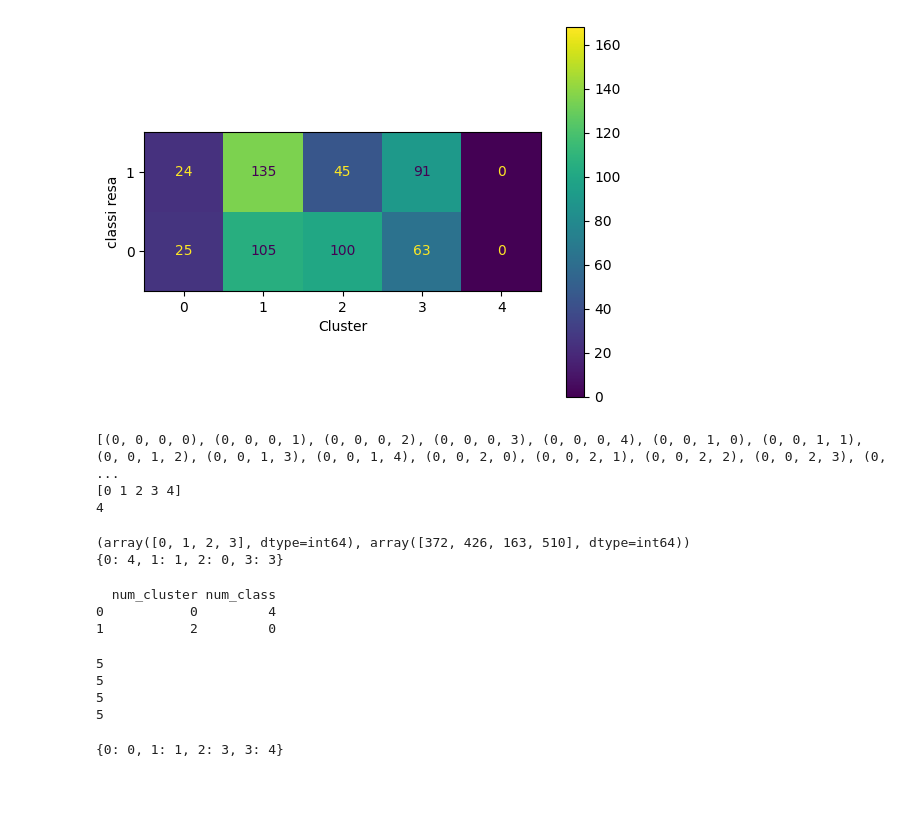
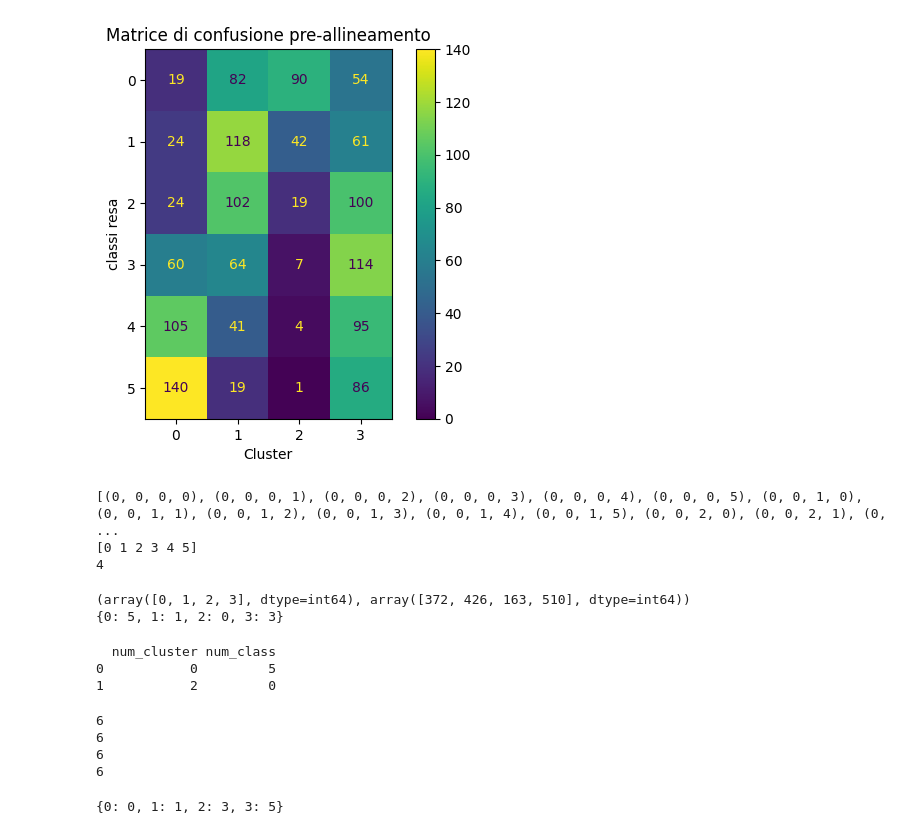
Before and after one commit to Simone-Scalella/BigDataProject, a Jupyter notebook: single_window.ipynb, the cells around one changed output. Saved outputs shown, nothing was run; the diff lists cells and outputs as text; code cells hidden in the pictures; blank space fills up the shorter version.

```diff
--- a/single_window.ipynb
+++ b/single_window.ipynb
@@ -39,7 +39,7 @@ with open('./pickles/kmeans_total_6_c2.pickle', 'rb') as handle:
 with open('./pickles/kmeans_total_6_c2.pickle', 'rb') as handle:
     kmeans_total6_master = pickle.load(handle)
 # %%
-num_classi = 5
+num_classi = 6
 
 newResa3 = newResa3[(newResa3<=11000) & (newResa3 >= 4000)]
 newResa4 = newResa4[(newResa4<=11000) & (newResa4 >= 4000)]
@@ -63,22 +63,23 @@ def removeTexts(xlim=np.Inf,ylim=np.Inf):
 # %%
 label = split_resa(num_classi,newResa3)
 
 ConfusionMatrixDisplay.from_predictions(label,kmeans_total3[6,0])
 
-removeTexts(ylim=1.5)
+removeTexts(xlim=3.5)
 plt.xlabel('Cluster')
 plt.ylabel('classi resa')
-plt.ylim([-0.5,1.5])
+plt.xlim([-0.5,3.5])
+plt.title('Matrice di confusione pre-allineamento')
 plt.show()
 # %% [output]
-[figure, old version]
+[figure, new version]
 # %%
 print(list(product(np.unique(label),repeat=len(np.unique(kmeans_total3[6,0])))))
 print(np.unique(label))
 print(len(np.unique(kmeans_total3[6,0])))
 # %% [output]
-[(0, 0, 0, 0), (0, 0, 0, 1), (0, 0, 0, 2), (0, 0, 0, 3), (0, 0, 0, 4), (0, 0, 1, 0), (0, 0, 1, 1), (0, 0, 1, 2), (0, 0, 1, 3), (0, 0, 1, 4), (0, 0, 2, 0), (0, 0, 2, 1), (0, 0, 2, 2), (0, 0, 2, 3), (0, ...
-[0 1 2 3 4]
+[(0, 0, 0, 0), (0, 0, 0, 1), (0, 0, 0, 2), (0, 0, 0, 3), (0, 0, 0, 4), (0, 0, 0, 5), (0, 0, 1, 0), (0, 0, 1, 1), (0, 0, 1, 2), (0, 0, 1, 3), (0, 0, 1, 4), (0, 0, 1, 5), (0, 0, 2, 0), (0, 0, 2, 1), (0, ...
+[0 1 2 3 4 5]
 4
 # %%
 def best_cluster(matrice,cluster):
@@ -116,7 +117,7 @@ print(np.unique(kmeans_total3[6,0],return_counts=True))
 print(cluster_class_mapping)
 # %% [output]
 (array([0, 1, 2, 3], dtype=int64), array([372, 426, 163, 510], dtype=int64))
-{0: 4, 1: 1, 2: 0, 3: 3}
+{0: 5, 1: 1, 2: 0, 3: 3}
 # %%
 difference = pd.DataFrame(data=[],columns=['num_cluster','num_class'])
 for i in range(len(np.unique(kmeans_total3[6,0]))):
@@ -127,7 +128,7 @@ for i in range(len(np.unique(kmeans_total3[6,0]))):
 print(difference)
 # %% [output]
   num_cluster num_class
-0           0         4
+0           0         5
 1           2         0
 # %%
 indici = []
@@ -152,14 +153,14 @@ for kmean,position in zip(np.unique(kmeans_total3[6,0]),range(len(np.unique(kmea
 
 cluster_class_mapping_test = best_cluster(matrice_elementi,kmeans_total3[6,0])
 # %% [output]
-5
-5
-5
-5
+6
+6
+6
+6
 # %%
 print(cluster_class_mapping_test)
 # %% [output]
-{0: 0, 1: 1, 2: 3, 3: 4}
+{0: 0, 1: 1, 2: 3, 3: 5}
 # %%
 ConfusionMatrixDisplay.from_predictions(label,kmeans_total3[6,0])
 
```
Also changed, not shown: parts of 6 cells of this notebook, 1 other file.
